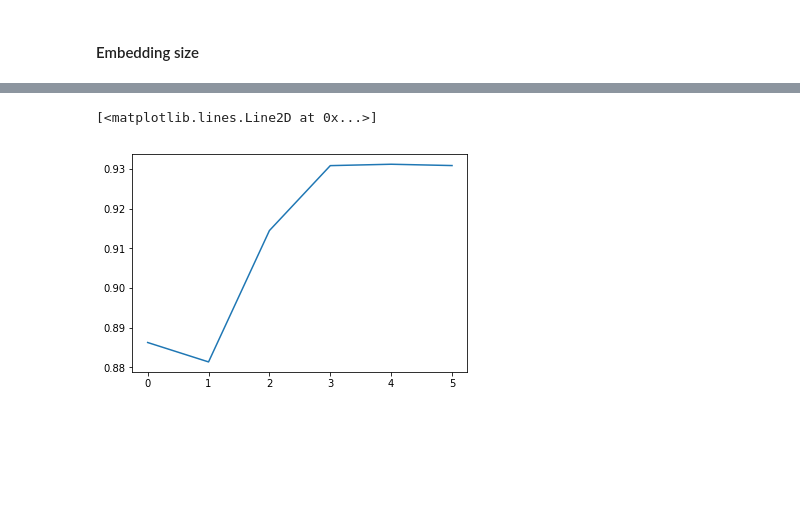
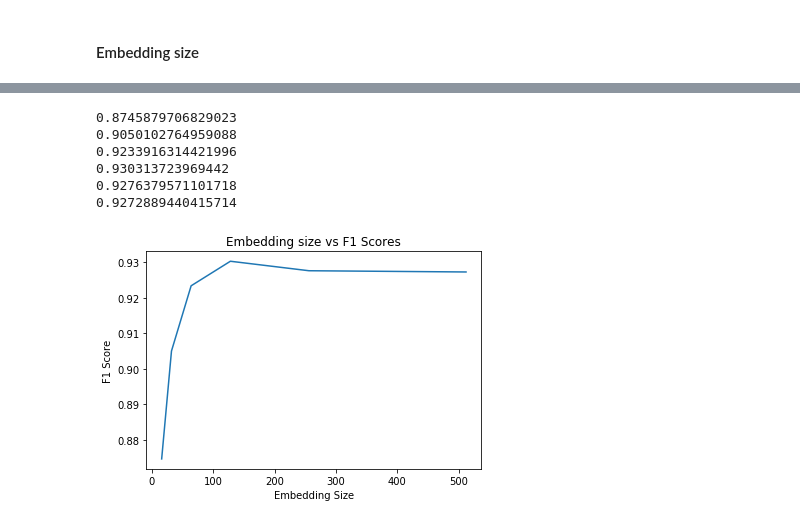
Before and after one commit to Aphaniteja/ner, a Jupyter notebook: Ablation studies.ipynb, the cells around one changed output, grey strips where cells are left out. Cells and saved outputs as stored; diff of their text form; code cells hidden in the pictures; blank space fills up the shorter version.

```diff
--- a/Ablation studies.ipynb
+++ b/Ablation studies.ipynb
@@ -97,7 +85,23 @@ for es in [16,32,64,128,256,512]:
-# %%
-plt.plot(f1_scores)
-# %% [output]
-[<matplotlib.lines.Line2D at 0x...>]
-[figure, removed]
+# %%
+f1_scores=[]
+for emb in [16,32,64,128,256,512]:
+    score=train(emb=emb,bs=16,hs=128)
+    f1_scores.append(score)
+    print(f1_scores[-1])
+# %% [output]
+0.8745879706829023
+0.9050102764959088
+0.9233916314421996
+0.930313723969442
+0.9276379571101718
+0.9272889440415714
+# %%
+fig,ax=plt.subplots(1)
+ax.plot([16,32,64,128,256,512],f1_scores)
+ax.set_title("Embedding size vs F1 Scores")
+ax.set_xlabel("Embedding Size")
+ax.set_ylabel("F1 Score");
+# %% [output]
+[figure, added]
 # %%
 from utils import classificationreport
```
Also changed, not shown: parts of 27 cells of this notebook.
